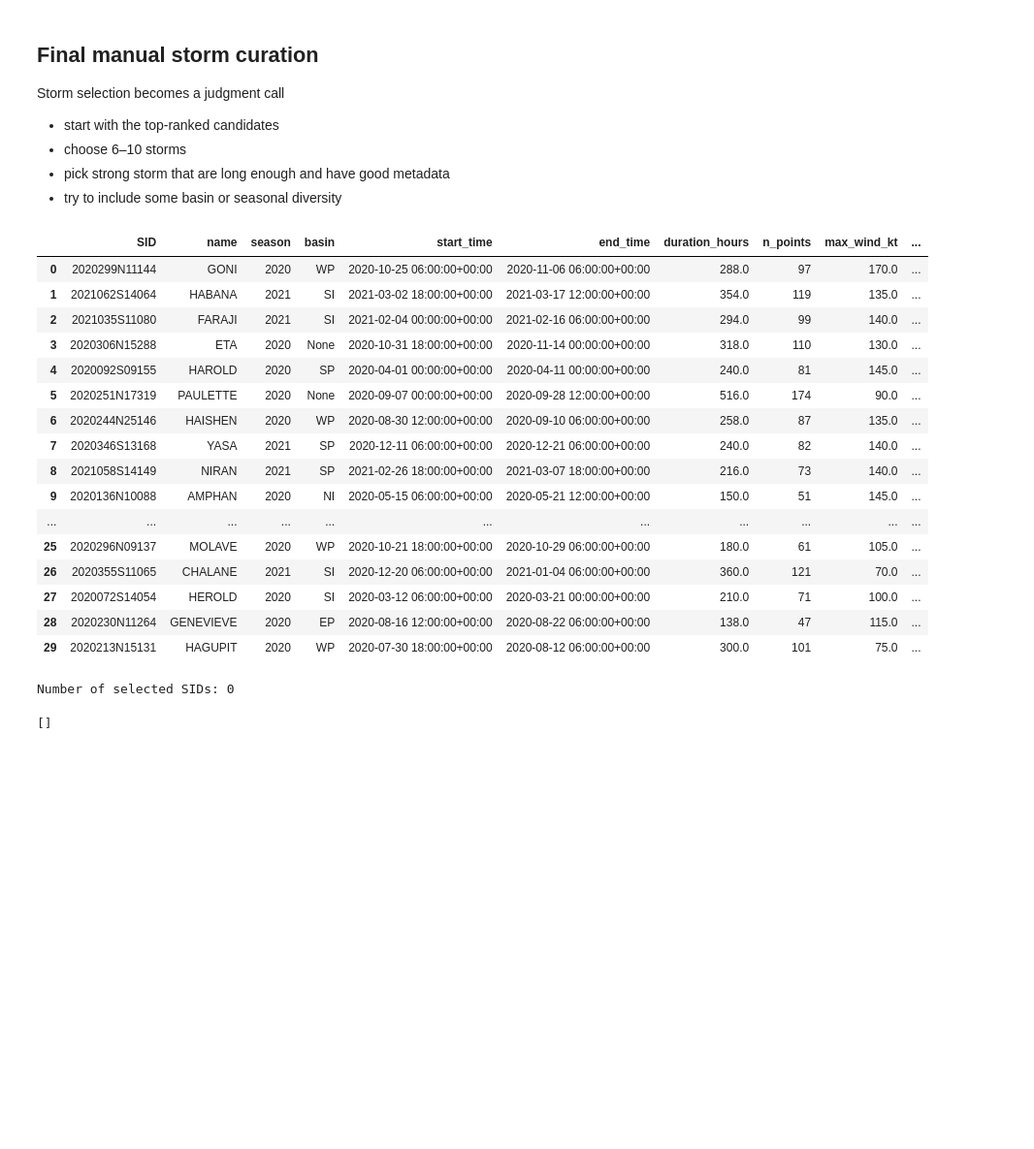
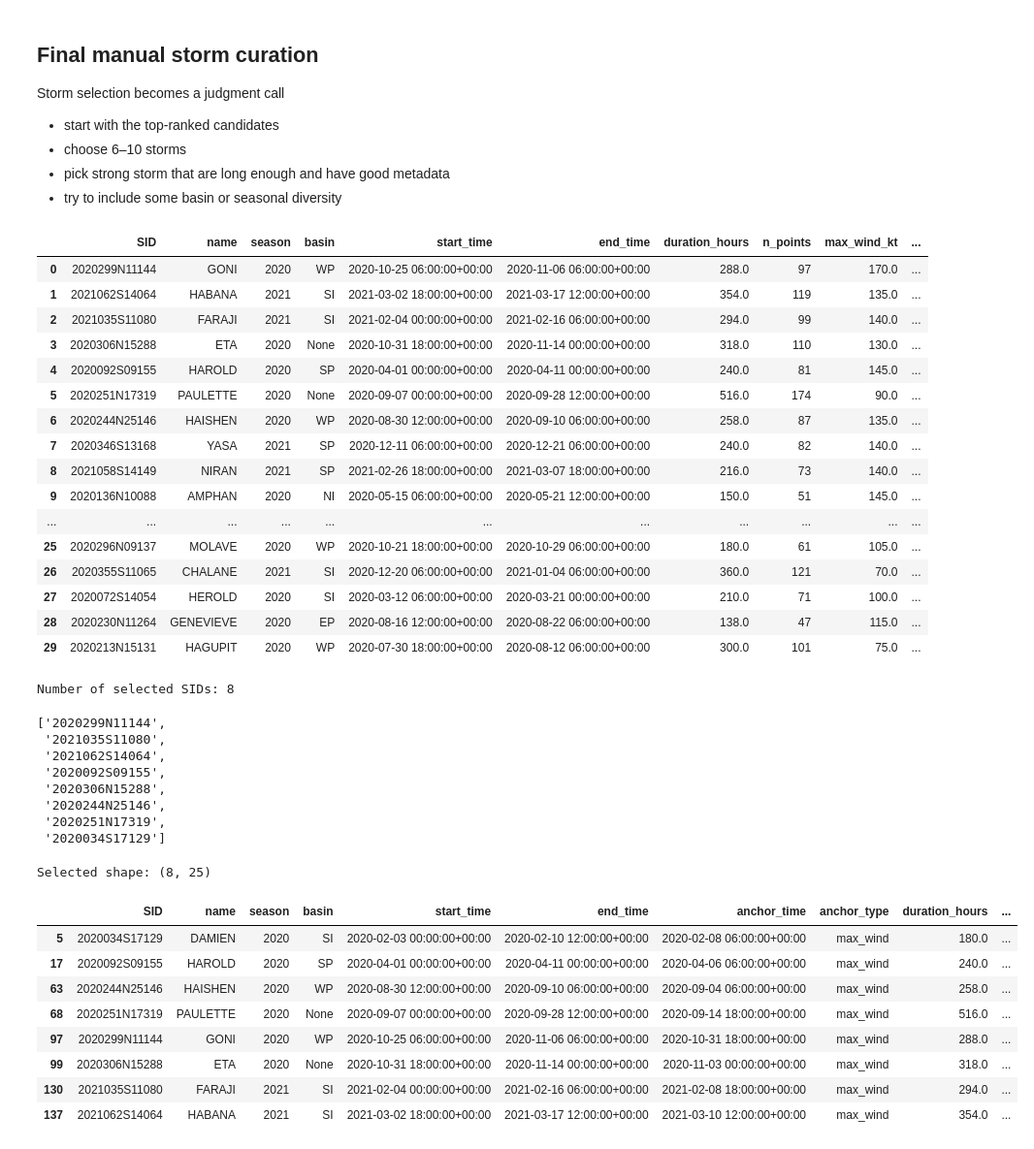
Before and after one commit to clevi2003/SciVis_2026, a Jupyter notebook: notebooks/02_ibtracs_storm_selection.ipynb, the cells around one changed output. Shown at 97% size. Saved outputs shown, nothing was run; the diff lists cells and outputs as text; code cells hidden in the pictures; blank space fills up the shorter version.

Commit message:
storm selection

```diff
--- a/notebooks/02_ibtracs_storm_selection.ipynb
+++ b/notebooks/02_ibtracs_storm_selection.ipynb
@@ -733,8 +733,14 @@ display(candidates.head(30)[review_cols])
 
 # to replicate, replace these with your chosen SIDs, these are just the ones I picked
 FINAL_SELECTED_SIDS = [
-    # "2005236N23285",
-    # "2019297N10314",
+    "2020299N11144", # GONI: typical extreme storm
+    "2021035S11080", # FARAJI: similar to GONI but different hemisphere
+    "2021062S14064", # HABANA: longest storm for analyzing storm buildup
+    "2020092S09155", # HAROLD: strong but short
+    "2020306N15288", # ETA: ramps up, calms, and ramps up again
+    "2020244N25146", # HAISHEN: same hemisphere, different structure than GONI
+    "2020251N17319", # PAULETTE: long but comparatively weaker, good for intensity comparisons
+    "2020034S17129", # DAMIEN: middle duration and strength
 ]
 
 print("Number of selected SIDs:", len(FINAL_SELECTED_SIDS))
@@ -757,5 +763,36 @@ FINAL_SELECTED_SIDS
 | 27 | 2020072S14054 | HEROLD | 2020 | SI | 2020-03-12 06:00:00+00:00 | 2020-03-21 00:00:00+00:00 | 210.0 | 71 | 100.0 | ... |
 | 28 | 2020230N11264 | GENEVIEVE | 2020 | EP | 2020-08-16 12:00:00+00:00 | 2020-08-22 06:00:00+00:00 | 138.0 | 47 | 115.0 | ... |
 | 29 | 2020213N15131 | HAGUPIT | 2020 | WP | 2020-07-30 18:00:00+00:00 | 2020-08-12 06:00:00+00:00 | 300.0 | 101 | 75.0 | ... |
-Number of selected SIDs: 0
+Number of selected SIDs: 8
-[]
+['2020299N11144',
+ '2021035S11080',
+ '2021062S14064',
+ '2020092S09155',
+ '2020306N15288',
+ '2020244N25146',
+ '2020251N17319',
+ '2020034S17129']
+# %%
+if len(FINAL_SELECTED_SIDS) == 0:
+    print("No final SIDs selected yet. Review the ranked table above, then pick FINAL_SELECTED_SIDS for the storms you want!")
+else:
+    selected = storms_with_peak.loc[storms_with_peak["SID"].isin(FINAL_SELECTED_SIDS)].copy()
+    print("Selected shape:", selected.shape)
+    display(selected[[
+        c for c in [
+            "SID", "name", "season", "basin",
+            "start_time", "end_time", "anchor_time", "anchor_type",
+            "duration_hours", "n_points", "max_wind_kt", "min_pres_mb"
+        ] if c in selected.columns
+    ]].sort_values("anchor_time"))
+# %% [output]
+Selected shape: (8, 25)
+|  | SID | name | season | basin | start_time | end_time | anchor_time | anchor_type | duration_hours | ... |
+| 5 | 2020034S17129 | DAMIEN | 2020 | SI | 2020-02-03 00:00:00+00:00 | 2020-02-10 12:00:00+00:00 | 2020-02-08 06:00:00+00:00 | max_wind | 180.0 | ... |
+| 17 | 2020092S09155 | HAROLD | 2020 | SP | 2020-04-01 00:00:00+00:00 | 2020-04-11 00:00:00+00:00 | 2020-04-06 06:00:00+00:00 | max_wind | 240.0 | ... |
+| 63 | 2020244N25146 | HAISHEN | 2020 | WP | 2020-08-30 12:00:00+00:00 | 2020-09-10 06:00:00+00:00 | 2020-09-04 06:00:00+00:00 | max_wind | 258.0 | ... |
+| 68 | 2020251N17319 | PAULETTE | 2020 | None | 2020-09-07 00:00:00+00:00 | 2020-09-28 12:00:00+00:00 | 2020-09-14 18:00:00+00:00 | max_wind | 516.0 | ... |
+| 97 | 2020299N11144 | GONI | 2020 | WP | 2020-10-25 06:00:00+00:00 | 2020-11-06 06:00:00+00:00 | 2020-10-31 18:00:00+00:00 | max_wind | 288.0 | ... |
+| 99 | 2020306N15288 | ETA | 2020 | None | 2020-10-31 18:00:00+00:00 | 2020-11-14 00:00:00+00:00 | 2020-11-03 00:00:00+00:00 | max_wind | 318.0 | ... |
+| 130 | 2021035S11080 | FARAJI | 2021 | SI | 2021-02-04 00:00:00+00:00 | 2021-02-16 06:00:00+00:00 | 2021-02-08 18:00:00+00:00 | max_wind | 294.0 | ... |
+| 137 | 2021062S14064 | HABANA | 2021 | SI | 2021-03-02 18:00:00+00:00 | 2021-03-17 12:00:00+00:00 | 2021-03-10 12:00:00+00:00 | max_wind | 354.0 | ... |
```
Also changed, not shown: parts of 5 cells of this notebook.
